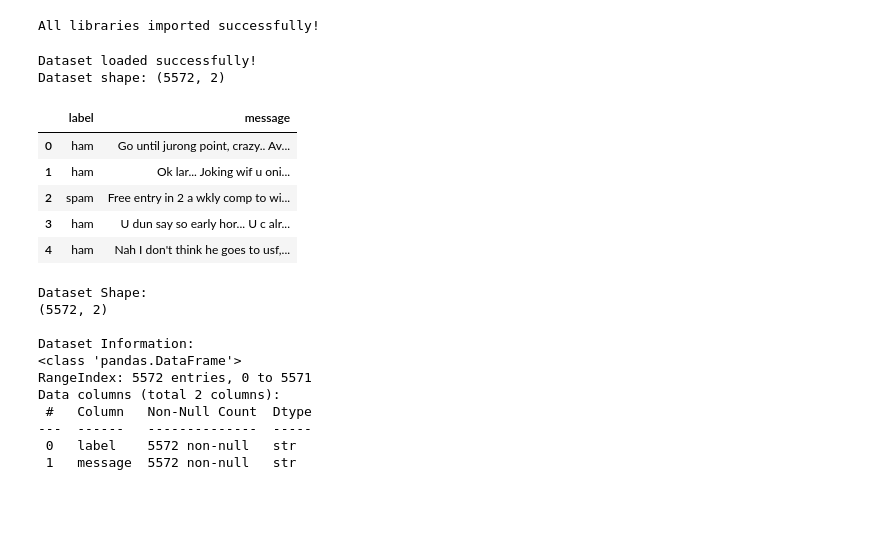
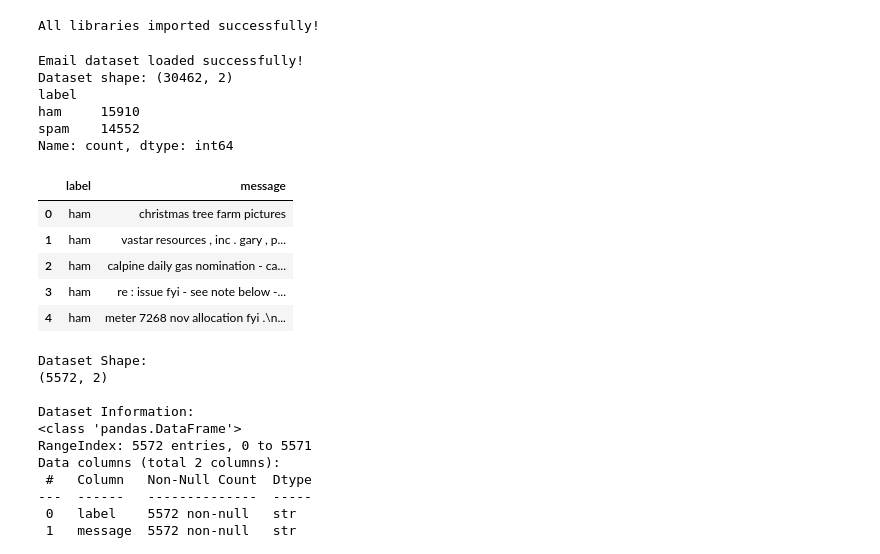
Before and after one commit to Saishreereddy18/-AI-ML-Internship, a Jupyter notebook: Day-14-End-to-End-ML-Project/Spam_Detection_Project.ipynb, the cells around one changed output. Saved outputs shown, nothing was run; the diff lists cells and outputs as text; code cells hidden in the pictures; blank space fills up the shorter version.

```diff
--- a/Day-14-End-to-End-ML-Project/Spam_Detection_Project.ipynb
+++ b/Day-14-End-to-End-ML-Project/Spam_Detection_Project.ipynb
@@ -24,33 +64,45 @@ print("All libraries imported successfully!")
 # %% [output]
 All libraries imported successfully!
 # %%
-# Load the SMS Spam dataset
+# Load the Email Spam Dataset
+df_email = pd.read_csv("data/enron_spam_data.csv")
 
-import pandas as pd
+df_email = df_email[["Subject", "Message", "Spam/Ham"]].copy()
 
-data_path = "data/SMSSpamCollection"
+df_email["Subject"] = df_email["Subject"].fillna("")
+df_email["Message"] = df_email["Message"].fillna("")
 
-df = pd.read_csv(
-    data_path,
-    sep="\t",
-    header=None,
-    names=["label", "message"],
-    encoding="utf-8"
-)
+df_email["message"] = (
+    df_email["Subject"] + " " + df_email["Message"]
+).str.strip()
 
-print("Dataset loaded successfully!")
+df_email = df_email.rename(columns={"Spam/Ham": "label"})
+df_email["label"] = df_email["label"].str.lower().str.strip()
+
+df_email = df_email[df_email["label"].isin(["ham", "spam"])]
+df_email = df_email[df_email["message"] != ""]
+df_email = df_email.drop_duplicates(subset=["message", "label"])
+
+df = df_email[["label", "message"]].copy()
+
+print("Email dataset loaded successfully!")
 print("Dataset shape:", df.shape)
+print(df["label"].value_counts())
 
-df.head()
+display(df.head())
 # %% [output]
-Dataset loaded successfully!
-Dataset shape: (5572, 2)
+Email dataset loaded successfully!
+Dataset shape: (30462, 2)
+label
+ham     15910
+spam    14552
+Name: count, dtype: int64
 |  | label | message |
-| 0 | ham | Go until jurong point, crazy.. Av... |
-| 1 | ham | Ok lar... Joking wif u oni... |
-| 2 | spam | Free entry in 2 a wkly comp to wi... |
-| 3 | ham | U dun say so early hor... U c alr... |
-| 4 | ham | Nah I don't think he goes to usf,... |
+| 0 | ham | christmas tree farm pictures |
+| 1 | ham | vastar resources , inc . gary , p... |
+| 2 | ham | calpine daily gas nomination - ca... |
+| 3 | ham | re : issue fyi - see note below -... |
+| 4 | ham | meter 7268 nov allocation fyi .\n... |
 # %%
 # Explore the dataset
 
```
Also changed, not shown: parts of 14 cells of this notebook, 6 other files.
